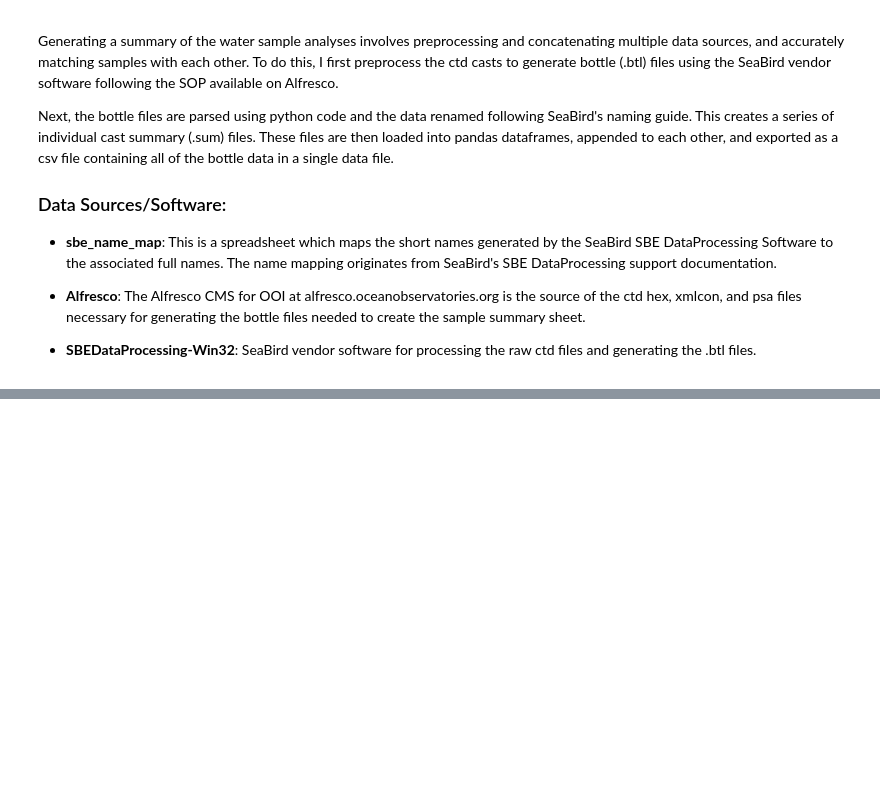
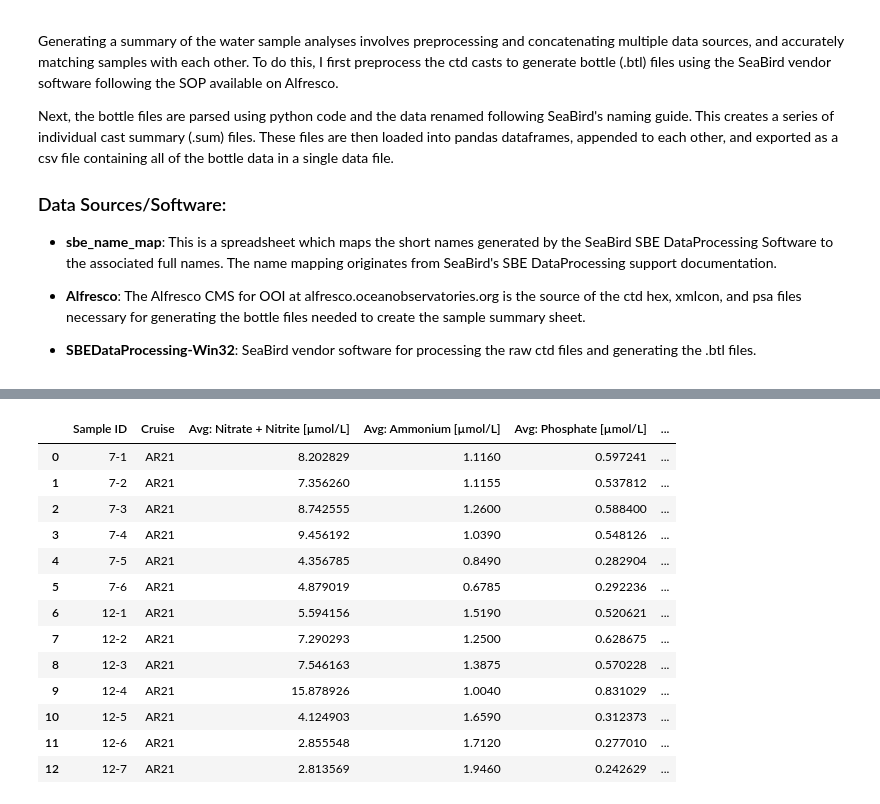
Before and after one commit to cooleyky/QAQC_Sandbox, a Jupyter notebook: Ship_data/btl_file_processing.ipynb, the cells around one changed output, grey strips where cells are left out. Cells and saved outputs as stored; diff of their text form; code cells hidden in the pictures; blank space fills up the shorter version.

```diff
--- a/Ship_data/btl_file_processing.ipynb
+++ b/Ship_data/btl_file_processing.ipynb
@@ -301,0 +349,17 @@ os.listdir(dirpath)
+# %%
+nutrients
+# %% [output]
+|  | Sample ID | Cruise | Avg: Nitrate + Nitrite [µmol/L] | Avg: Ammonium [µmol/L] | Avg: Phosphate [µmol/L] | ... |
+| 0 | 7-1 | AR21 | 8.202829 | 1.1160 | 0.597241 | ... |
+| 1 | 7-2 | AR21 | 7.356260 | 1.1155 | 0.537812 | ... |
+| 2 | 7-3 | AR21 | 8.742555 | 1.2600 | 0.588400 | ... |
+| 3 | 7-4 | AR21 | 9.456192 | 1.0390 | 0.548126 | ... |
+| 4 | 7-5 | AR21 | 4.356785 | 0.8490 | 0.282904 | ... |
+| 5 | 7-6 | AR21 | 4.879019 | 0.6785 | 0.292236 | ... |
+| 6 | 12-1 | AR21 | 5.594156 | 1.5190 | 0.520621 | ... |
+| 7 | 12-2 | AR21 | 7.290293 | 1.2500 | 0.628675 | ... |
+| 8 | 12-3 | AR21 | 7.546163 | 1.3875 | 0.570228 | ... |
+| 9 | 12-4 | AR21 | 15.878926 | 1.0040 | 0.831029 | ... |
+| 10 | 12-5 | AR21 | 4.124903 | 1.6590 | 0.312373 | ... |
+| 11 | 12-6 | AR21 | 2.855548 | 1.7120 | 0.277010 | ... |
+| 12 | 12-7 | AR21 | 2.813569 | 1.9460 | 0.242629 | ... |
```
Also changed, not shown: parts of 49 cells of this notebook, 12 other files.
